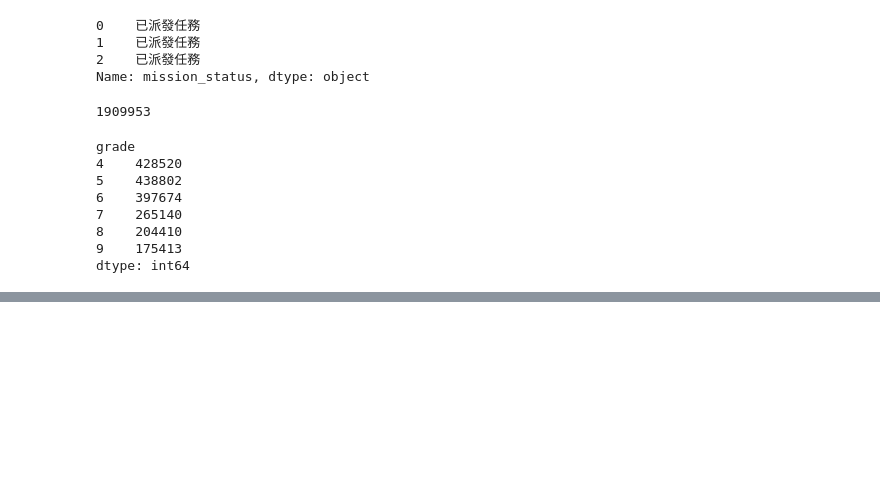
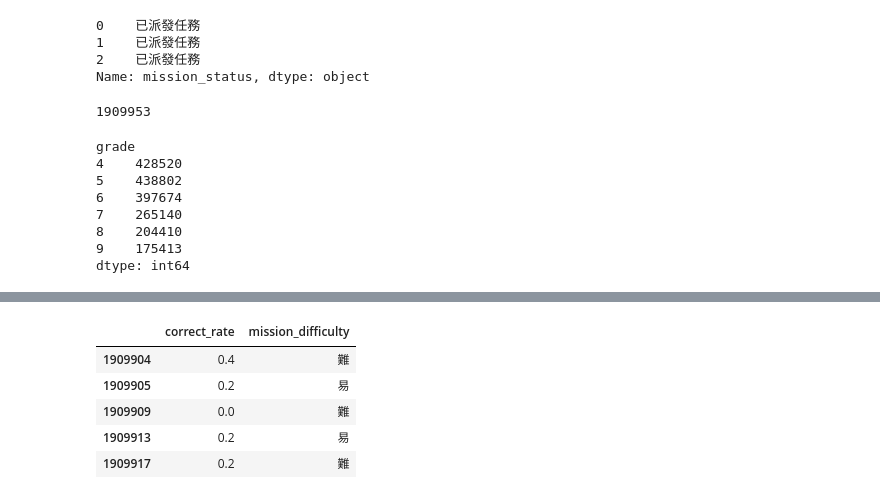
Before and after one commit to mason45ok/LATIA113-1, a Jupyter notebook: w7practice.ipynb, the cells around one changed output, grey strips where cells are left out. Drawn from its saved outputs; the diff is of its cells as text; code cells hidden in the pictures; blank space fills up the shorter version.

```diff
--- a/w7practice.ipynb
+++ b/w7practice.ipynb
@@ -146,0 +150,10 @@ with open("times3.txt",'w',encoding='utf-8') as f:
+# %%
+df_DiffAndPass = df2[['correct_rate', 'mission_difficulty']].dropna()
+df_DiffAndPass.tail()
+# %% [output]
+|  | correct_rate | mission_difficulty |
+| 1909904 | 0.4 | 難 |
+| 1909905 | 0.2 | 易 |
+| 1909909 | 0.0 | 難 |
+| 1909913 | 0.2 | 易 |
+| 1909917 | 0.2 | 難 |
```
Also changed, not shown: parts of 2 cells of this notebook, 1 other file.
